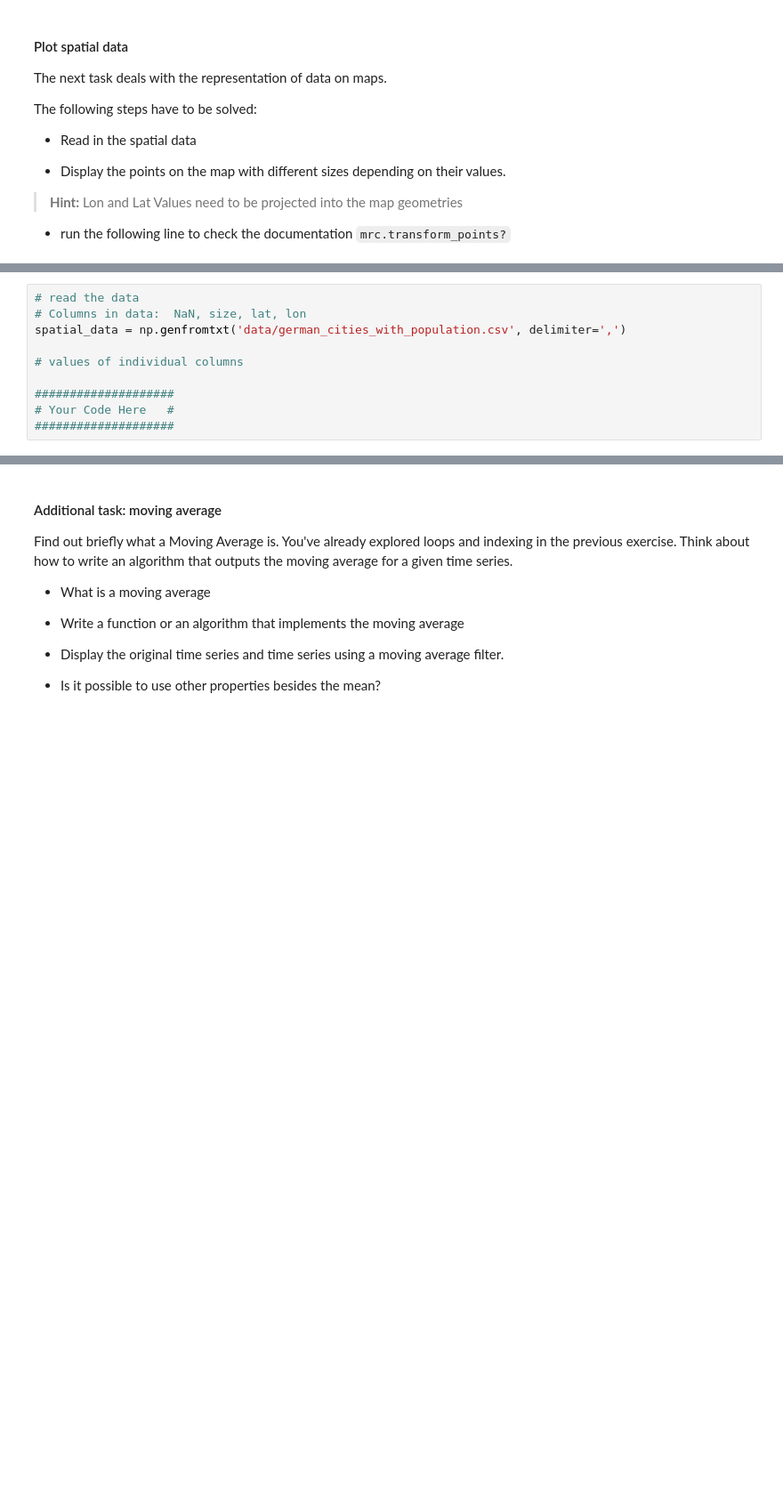
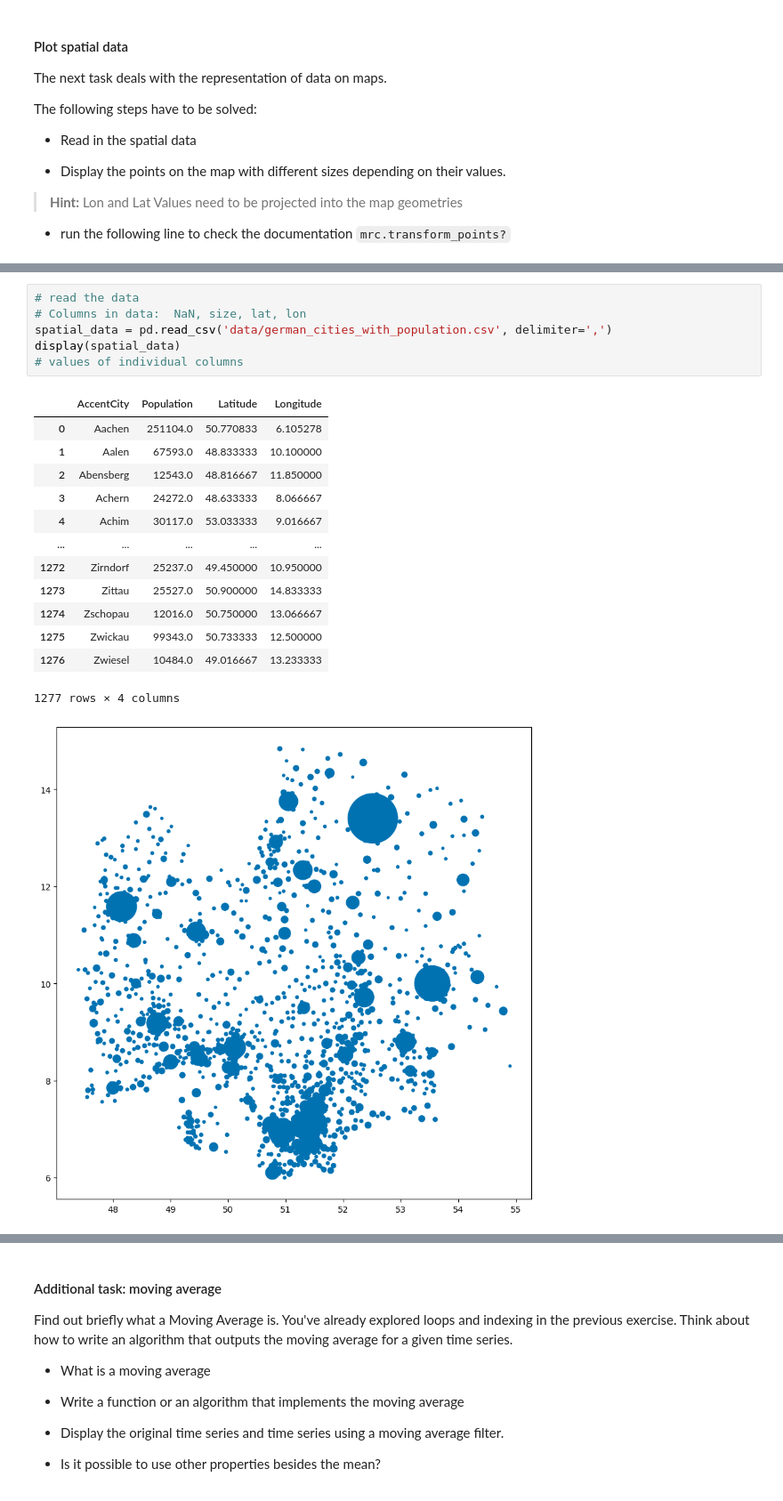
Before and after one commit to KlaraGtknst/TSDM_WS23_34, a Jupyter notebook: Exercise_01_introduction.ipynb, the cells around one changed output, grey strips where cells are left out. Shown at 89% size. Drawn from its saved outputs; the diff is of its cells as text; blank space fills up the shorter version.

```diff
--- a/Exercise_01_introduction.ipynb
+++ b/Exercise_01_introduction.ipynb
@@ -230,13 +324,24 @@ The following steps have to be solved:
 # %%
 # read the data
 # Columns in data:  NaN, size, lat, lon
-spatial_data = np.genfromtxt('data/german_cities_with_population.csv', delimiter=',')
-
+spatial_data = pd.read_csv('data/german_cities_with_population.csv', delimiter=',')
+display(spatial_data)
 # values of individual columns
-
-####################
-# Your Code Here   #
-####################
+# %% [output]
+|  | AccentCity | Population | Latitude | Longitude |
+| 0 | Aachen | 251104.0 | 50.770833 | 6.105278 |
+| 1 | Aalen | 67593.0 | 48.833333 | 10.100000 |
+| 2 | Abensberg | 12543.0 | 48.816667 | 11.850000 |
+| 3 | Achern | 24272.0 | 48.633333 | 8.066667 |
+| 4 | Achim | 30117.0 | 53.033333 | 9.016667 |
+| ... | ... | ... | ... | ... |
+| 1272 | Zirndorf | 25237.0 | 49.450000 | 10.950000 |
+| 1273 | Zittau | 25527.0 | 50.900000 | 14.833333 |
+| 1274 | Zschopau | 12016.0 | 50.750000 | 13.066667 |
+| 1275 | Zwickau | 99343.0 | 50.733333 | 12.500000 |
+| 1276 | Zwiesel | 10484.0 | 49.016667 | 13.233333 |
+1277 rows × 4 columns
+[figure, added]
 # %%
 mrc = ccrs.Mercator()
 
```
Also changed, not shown: parts of 22 cells of this notebook, 10 other files.
